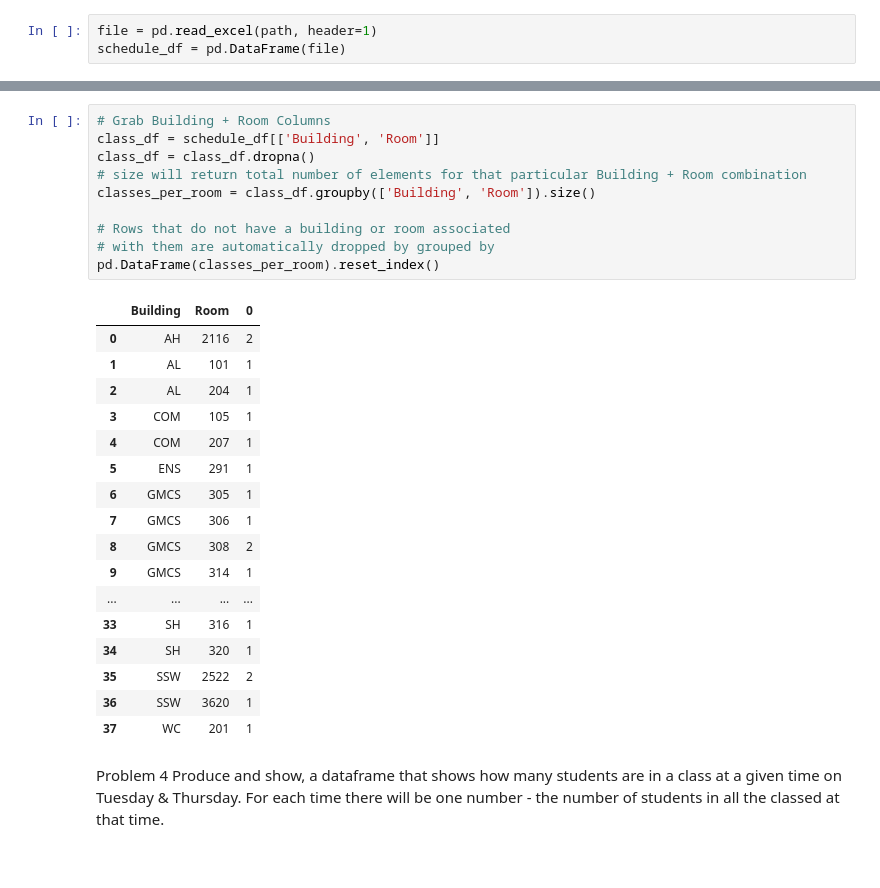
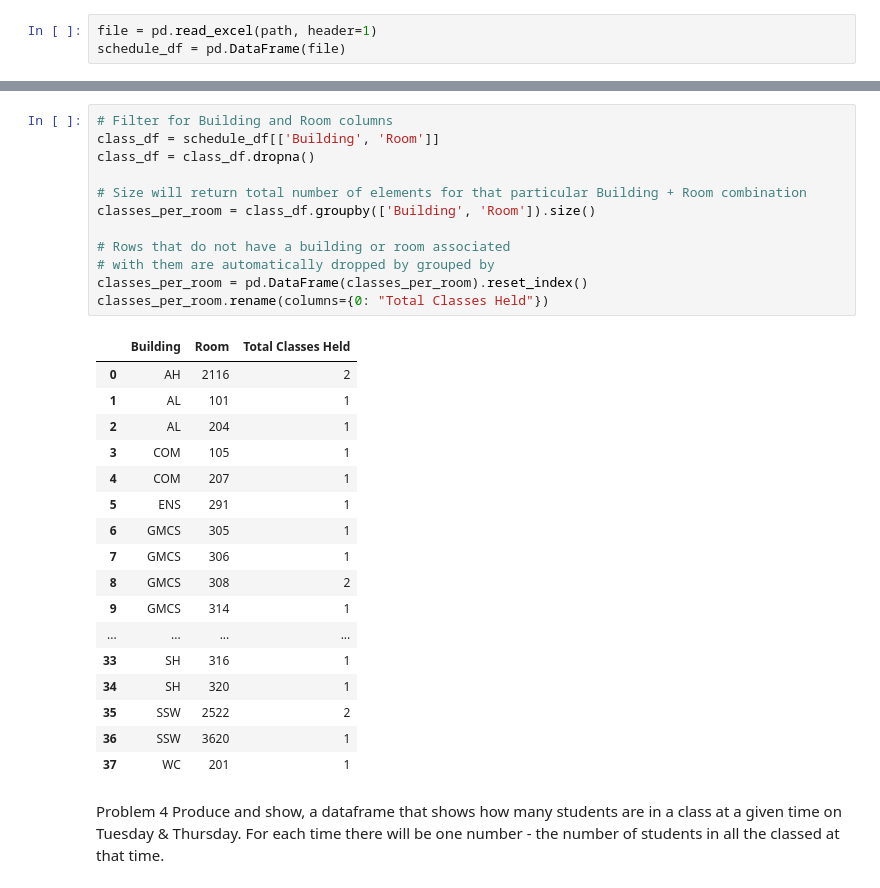
Before and after one commit to SkittyWitty/BigData_Scheduling, a Jupyter notebook: SDSU Class Scheduling.ipynb, the cells around one changed output, grey strips where cells are left out. Cells and saved outputs as stored; diff of their text form.

```diff
--- a/SDSU Class Scheduling.ipynb
+++ b/SDSU Class Scheduling.ipynb
@@ -28,16 +91,18 @@ Problem 3
 Produce and show a dataframe that shows how many classes are held in each classroom.
 # %%
-# Grab Building + Room Columns
+# Filter for Building and Room columns
 class_df = schedule_df[['Building', 'Room']]
 class_df = class_df.dropna()
-# size will return total number of elements for that particular Building + Room combination
+
+# Size will return total number of elements for that particular Building + Room combination
 classes_per_room = class_df.groupby(['Building', 'Room']).size()
 
 # Rows that do not have a building or room associated
 # with them are automatically dropped by grouped by
-pd.DataFrame(classes_per_room).reset_index()
+classes_per_room = pd.DataFrame(classes_per_room).reset_index()
+classes_per_room.rename(columns={0: "Total Classes Held"})
 # %% [output]
-|  | Building | Room | 0 |
+|  | Building | Room | Total Classes Held |
 | 0 | AH | 2116 | 2 |
 | 1 | AL | 101 | 1 |
 | 2 | AL | 204 | 1 |
```
Also changed, not shown: parts of 7 cells of this notebook.
